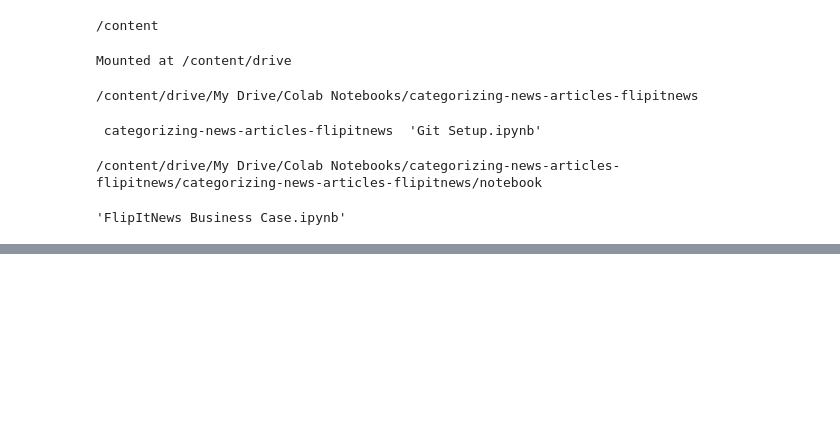
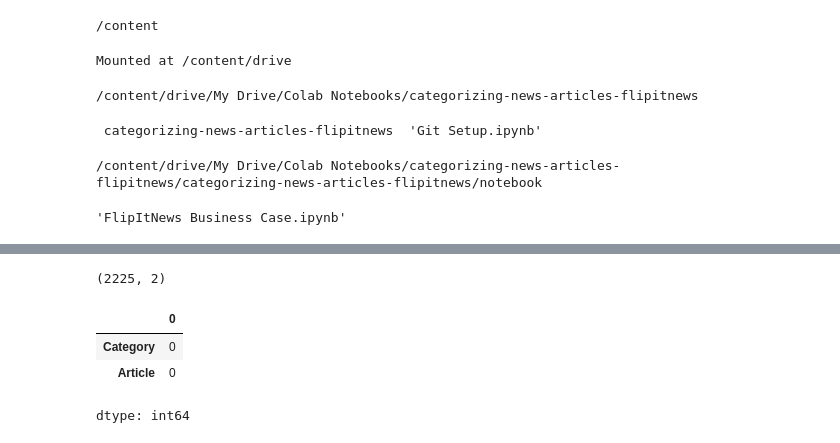
Before and after one commit to yedhuk/categorizing-news-articles-flipitnews, a Jupyter notebook: notebook/FlipItNews Business Case.ipynb, the cells around one changed output, grey strips where cells are left out. Drawn from its saved outputs; the diff is of its cells as text; code cells hidden in the pictures; blank space fills up the shorter version.

```diff
--- a/notebook/FlipItNews Business Case.ipynb
+++ b/notebook/FlipItNews Business Case.ipynb
@@ -116,0 +135,11 @@ To https://github.com/yedhuk/categorizing-news-articles-flipitnews.git
+# %%
+df.shape
+# %% [output]
+(2225, 2)
+# %%
+df.isnull().sum()
+# %% [output]
+|  | 0 |
+| Category | 0 |
+| Article | 0 |
+dtype: int64
```
Also changed, not shown: parts of 18 cells of this notebook.
